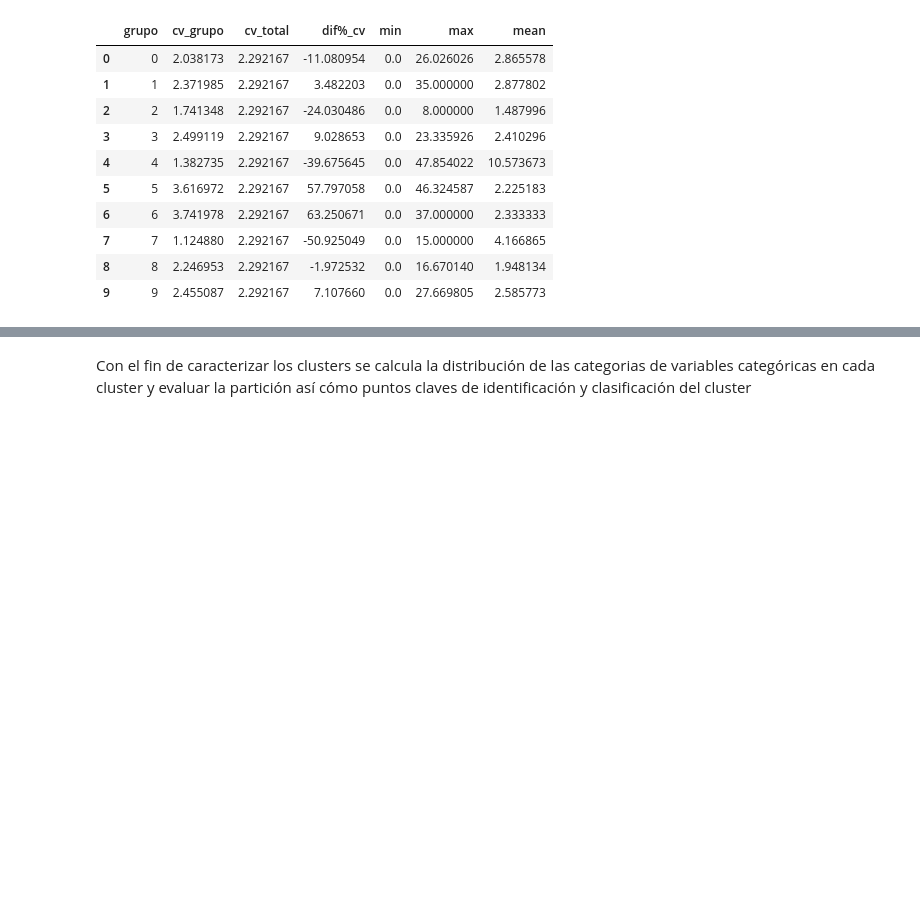
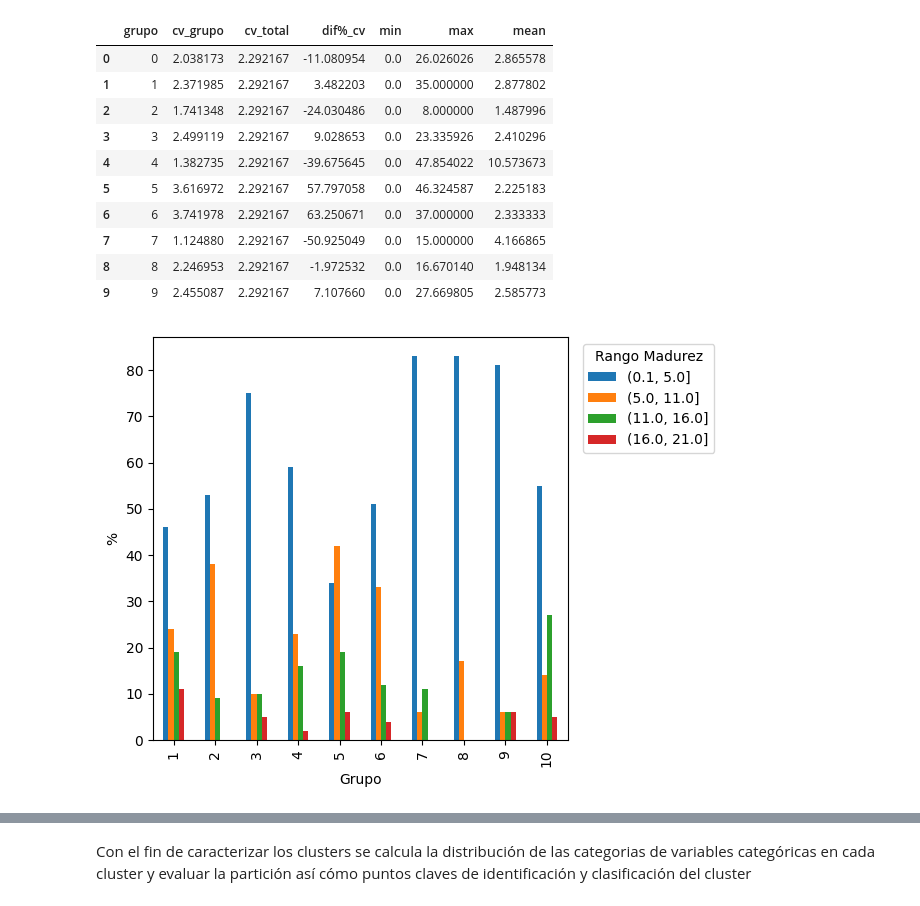
Before and after one commit to ccparra/MELI, a Jupyter notebook: MELI.ipynb, the cells around one changed output, grey strips where cells are left out. Cells and saved outputs as stored; diff of their text form; code cells hidden in the pictures; blank space fills up the shorter version.

```diff
--- a/MELI.ipynb
+++ b/MELI.ipynb
@@ -517,3 +517,13 @@ dm.cluster_characterization_numeric_var(df=df_sellers_raw,str_var='q90_discount'
 | 7 | 7 | 1.124880 | 2.292167 | -50.925049 | 0.0 | 15.000000 | 4.166865 |
 | 8 | 8 | 2.246953 | 2.292167 | -1.972532 | 0.0 | 16.670140 | 1.948134 |
 | 9 | 9 | 2.455087 | 2.292167 | 7.107660 | 0.0 | 27.669805 | 2.585773 |
+# %%
+cluster_madurez=100*pd.crosstab(df_sellers_raw['label']+1,pd.cut(df_sellers_raw['years_antiquity'],bins=4,precision=0),normalize='index').round(2)
+ax=cluster_madurez.plot.bar(stacked=False)
+plt.xlabel('Grupo')
+plt.ylabel('%')
+ax.legend(title='Rango Madurez', bbox_to_anchor=(1.02, 1), loc='upper left')
+plt.tight_layout()
+plt.show()
+# %% [output]
+[figure, added]
```
Also changed, not shown: parts of 3 cells of this notebook.
